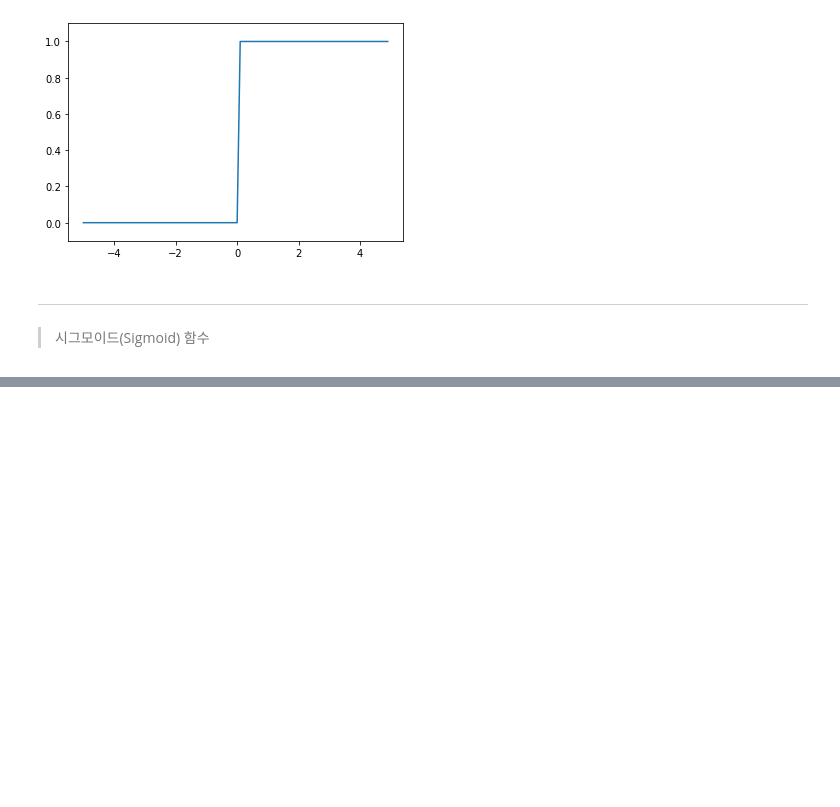
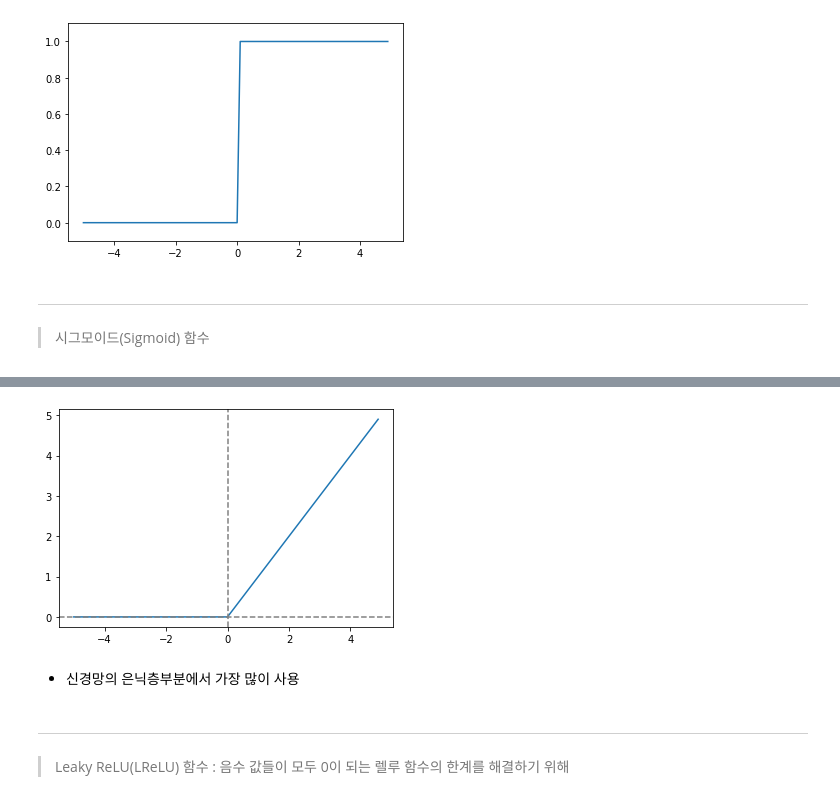
Before and after one commit to HanEunji/2021-12-20, a Jupyter notebook: 활성화함수.ipynb, the cells around one changed output, grey strips where cells are left out. Cells and saved outputs as stored; diff of their text form; code cells hidden in the pictures; blank space fills up the shorter version.

```diff
--- a/활성화함수.ipynb
+++ b/활성화함수.ipynb
@@ -39,0 +87,17 @@ Deprecated in NumPy 1.20; for more details and guidance: https://numpy.org/devdo
+# %%
+def ReLU(x):
+    return np.maximum(0, x)
+# %%
+y = ReLU(x)
+
+plt.plot(x, y)
+plt.axvline(0.0, color='gray', linestyle='--')
+plt.axhline(0.0, color='gray', linestyle='--')
+plt.show()
+# %% [output]
+[figure, added]
+# %% [markdown]
+- 신경망의 은닉층부분에서 가장 많이 사용
+# %% [markdown]
+---
+>Leaky ReLU(LReLU) 함수 : 음수 값들이 모두 0이 되는 렐루 함수의 한계를 해결하기 위해
```
Also changed, not shown: parts of 13 cells of this notebook.
